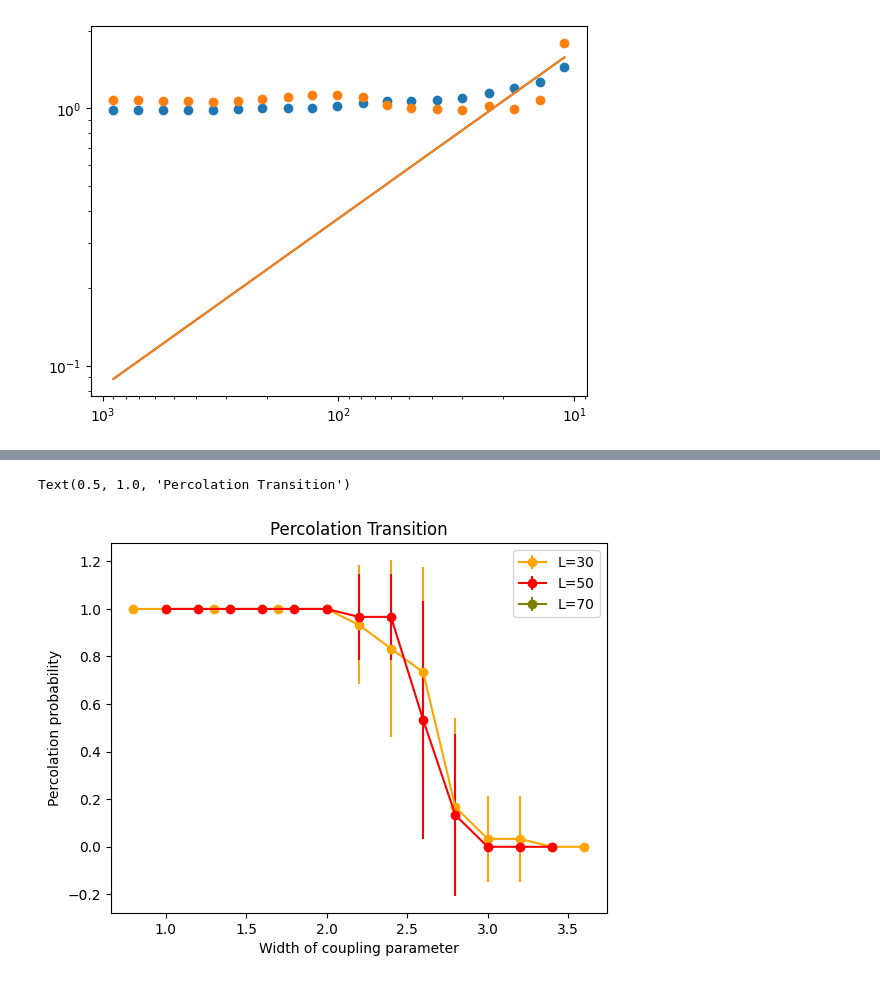
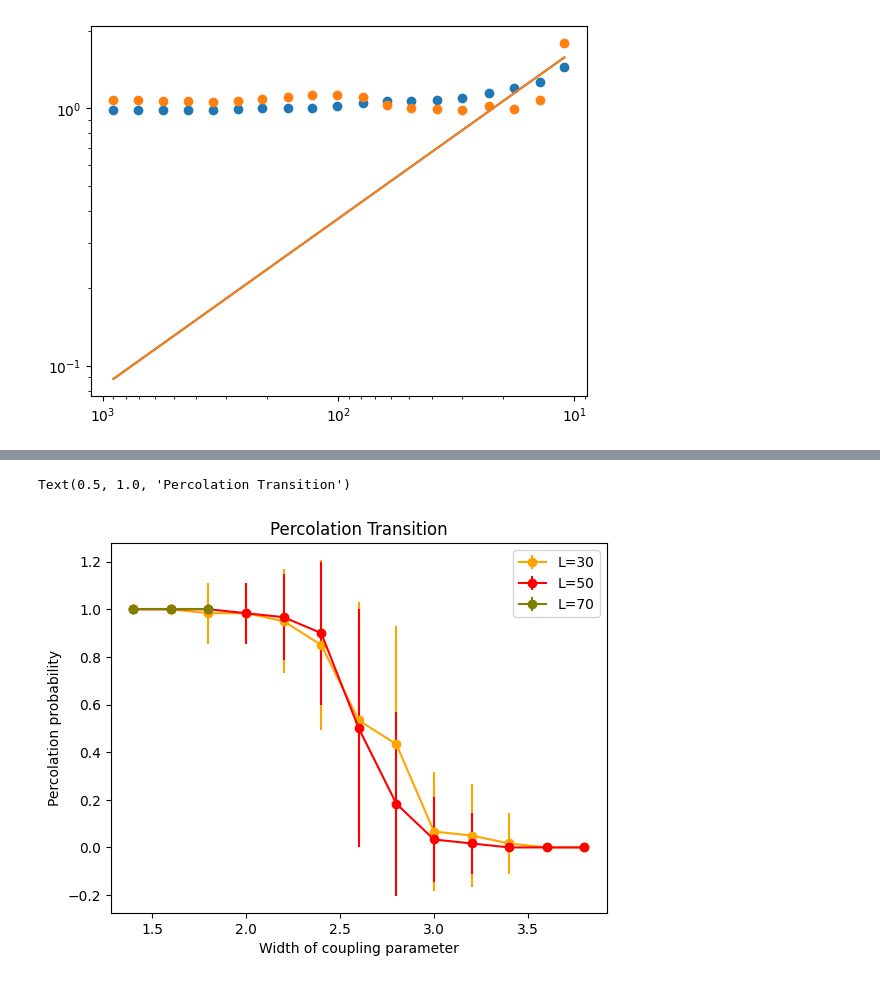
Before and after one commit to tsgaurav/Ising_RSRG, a Jupyter notebook: bdry_output/Bdry_distribution.ipynb, the cells around one changed output, grey strips where cells are left out. Drawn from its saved outputs; the diff is of its cells as text; code cells hidden in the pictures.

```diff
--- a/bdry_output/Bdry_distribution.ipynb
+++ b/bdry_output/Bdry_distribution.ipynb
@@ -222,7 +222,7 @@ def check_percolation(clust_dict, L):
     return False
 # %%
 for L in [30, 50, 70]:
-    fixed_length_slice = log_file[lambda df: (df['L'] == L) & (df['a']==0.1)]
+    fixed_length_slice = log_file[lambda df: (df['L'] == L) & (df['n_runs']==60)]
     ts_list = fixed_length_slice['ts'].tolist()
     w_vals = fixed_length_slice['w_blk'].tolist()
 
@@ -240,31 +240,31 @@ for L in [30, 50, 70]:
         clust_dict_list, reverse_dict_list = [], []
         perc_cluster = []
 
         for core_pair in clust_list_final:
             clust_list_temp = core_pair[0]
             reverse_list_temp = core_pair[1]
             clust_dict_list+=clust_list_temp
             reverse_dict_list+=reverse_list_temp
 
         perc_prob_temp = np.array([check_percolation(clust, L) for clust in clust_dict_list])
 
         p_perc_clust.append(perc_prob_temp.mean())
         p_perc_clust_err.append(perc_prob_temp.std())
         c_list.append(c_dict[L])
 
     #plt.scatter(w_vals, p_perc_clust, c=c_list, label="L="+str(L))
     #plt.errorbar(w_vals, p_perc_clust, yerr=p_perc_clust_err, c=c_dict[L], label="L="+str(L))
 
     sorted_y = np.array([x for _,x in sorted(zip(w_vals,p_perc_clust))])
     sorted_y_err = np.array([x for _,x in sorted(zip(w_vals,p_perc_clust_err))])
     sorted_x = np.array(sorted(w_vals))
     plt.errorbar(sorted_x, sorted_y, c=c_dict[L], label="L="+str(L), marker='o', yerr=sorted_y_err)
 
 
 plt.legend()
 plt.ylabel("Percolation probability")
 plt.xlabel("Width of coupling parameter")
 plt.title("Percolation Transition")
 # %% [output]
 Text(0.5, 1.0, 'Percolation Transition')
-[figure, old version]
+[figure, new version]
```
Also changed, not shown: parts of 10 cells of this notebook, 1 other file.
